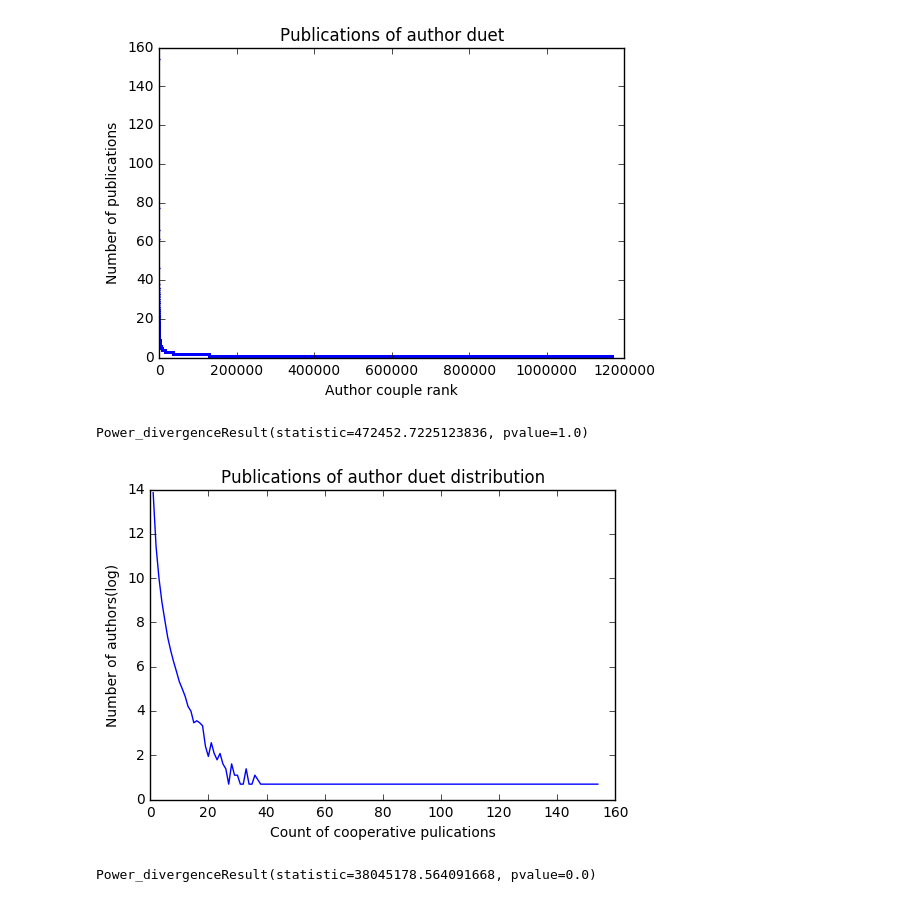
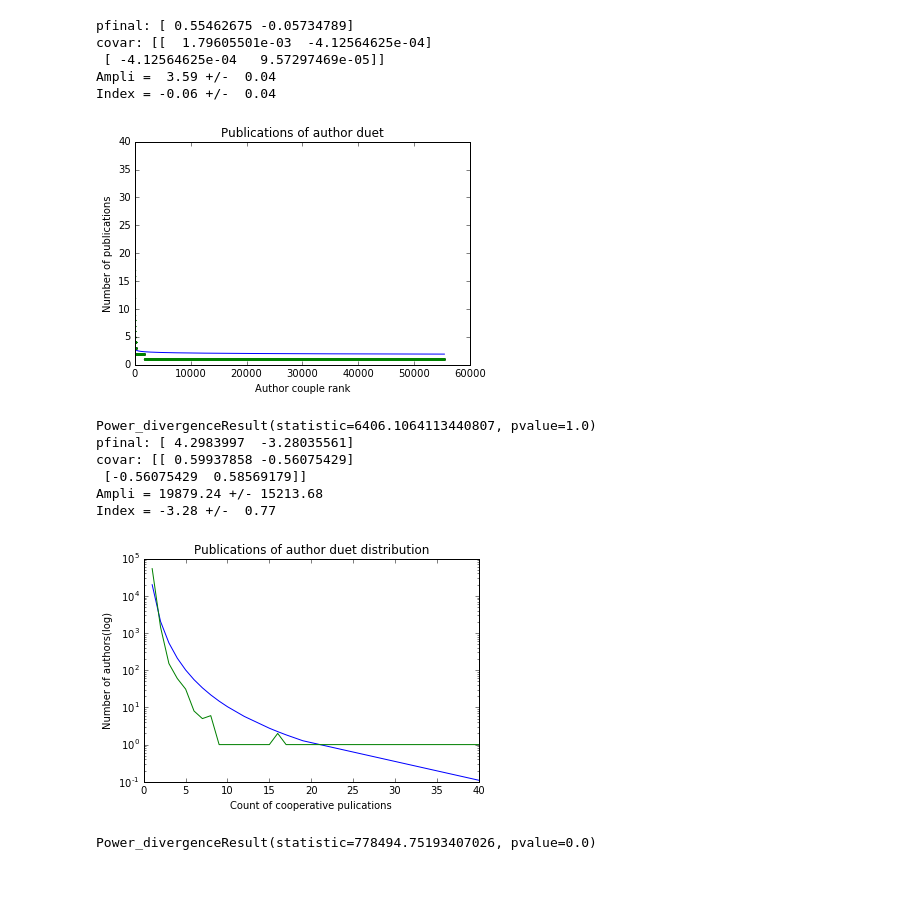
Before and after one commit to generall/citation_analisis, a Jupyter notebook: Distributions.ipynb, the cells around one changed output. Cells and saved outputs as stored; diff of their text form; code cells hidden in the pictures.

```diff
--- a/Distributions.ipynb
+++ b/Distributions.ipynb
@@ -13,6 +48,11 @@ def plot_xy_line(x, y):
     plt.show()
 # %%
-def plot_xy_dot(x, y):
-    plt.plot(x, y, '.', markersize=2)
+def plot_xy_dot(x, y, doFit = False, log=False):
+    if doFit:
+        fit_power_law(x,y, log)
+    if log:
+        plt.semilogy(x, y, '.', markersize=2)
+    else:
+        plt.plot(x, y, '.', markersize=2)
     plt.show()
 # %%
@@ -26,13 +68,13 @@ def convert(data, do):
     else:
         return data
 # %%
-def plot_pairs(pairs, plot_foo, log = False):
+def plot_pairs(pairs, plot_foo, log = False, doFit = False):
     val = [x[1] for x in pairs]
-    plot_foo([x[0] for x in pairs], convert(val, log) )
+    plot_foo([x[0] for x in pairs], val, doFit=doFit, log=log )
     print(power_divergence(val))
 # %%
-def plor_rank(y, plot_foo, log = False):
+def plor_rank(y, plot_foo, log = False, doFit = False):
     val = list(range(0,len(y)))
-    plot_foo(val, convert(y, log) )
+    plot_foo(val, y, doFit=doFit, log=log )
     print(power_divergence(y))
 # %%
@@ -44,5 +86,5 @@ def plot_labels(xlabel, ylabel, title):
     plt.ylabel(ylabel)
     plt.title(title)
 # %%
-coauthorNetwork = CoauthorNetwork.load_with_loader("./data/outputacm.txt", parse_dataset_file);
+coauthorNetwork = CoauthorNetwork.load_with_loader("./data/out_test.txt", parse_dataset_file);
 # %% [output]
@@ -131,23 +213,33 @@ Power_divergenceResult(statistic=37629297.733183354, pvalue=0.0)
 # %%
-def coathorship_rank(network, log = False):
+def coathorship_rank(network, log = False, doFit=False):
     r = sorted([x for x in network.coauth_count.values()], reverse=True)
-    plor_rank(r, plot_xy_dot, log=log)
+    plor_rank(r, plot_xy_dot, log=log, doFit=doFit)
 
-def coathorship_dist(network, log = False):
+def coathorship_dist(network, log = False, doFit=False):
     r = sorted(Counter([x for x in network.coauth_count.values()]).items(), reverse=True)
-    plot_pairs(r, plot_xy_line, log=log)
+    plot_pairs(r, plot_xy_line, log=log, doFit=doFit)
 
 plot_labels("Author couple rank", "Number of publications", "Publications of author duet")
-coathorship_rank(coauthorNetwork)
+coathorship_rank(coauthorNetwork, log=False, doFit=True)
 
 
 plot_labels("Count of cooperative pulications", "Number of authors(log)", "Publications of author duet distribution")
-coathorship_dist(coauthorNetwork, log = True)
+coathorship_dist(coauthorNetwork, log = True, doFit=True)
 # %% [output]
+pfinal: [ 0.55462675 -0.05734789]
+covar: [[  1.79605501e-03  -4.12564625e-04]
+ [ -4.12564625e-04   9.57297469e-05]]
+Ampli =  3.59 +/-  0.04
+Index = -0.06 +/-  0.04
-[figure, old version]
+[figure, new version]
-Power_divergenceResult(statistic=472452.7225123836, pvalue=1.0)
+Power_divergenceResult(statistic=6406.1064113440807, pvalue=1.0)
+pfinal: [ 4.2983997  -3.28035561]
+covar: [[ 0.59937858 -0.56075429]
+ [-0.56075429  0.58569179]]
+Ampli = 19879.24 +/- 15213.68
+Index = -3.28 +/-  0.77
-[figure, old version]
+[figure, new version]
-Power_divergenceResult(statistic=38045178.564091668, pvalue=0.0)
+Power_divergenceResult(statistic=778494.75193407026, pvalue=0.0)
 # %%
 def publication_year_dist(network, log=False):
     p = []
```
Also changed, not shown: parts of 13 cells of this notebook, 1 other file.
